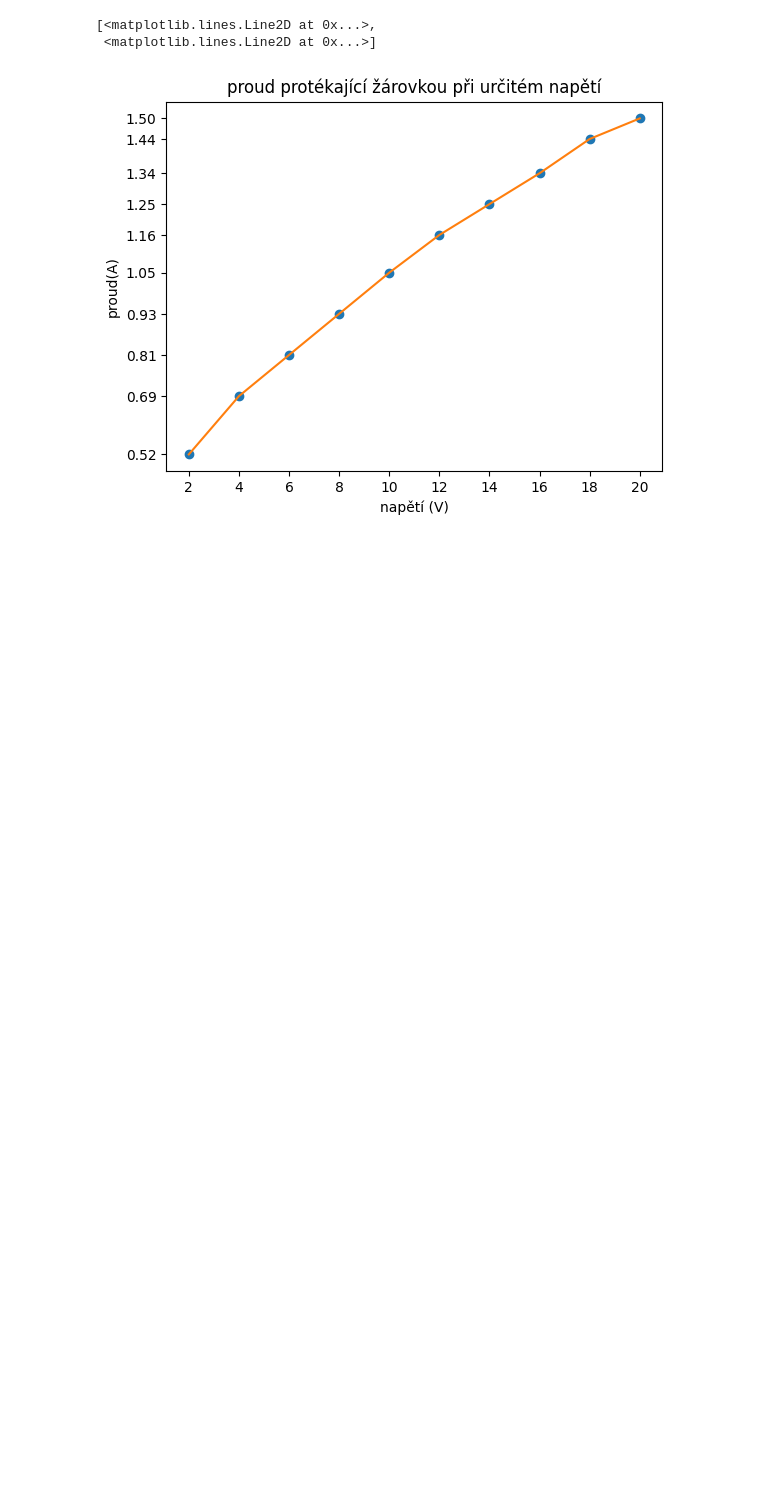
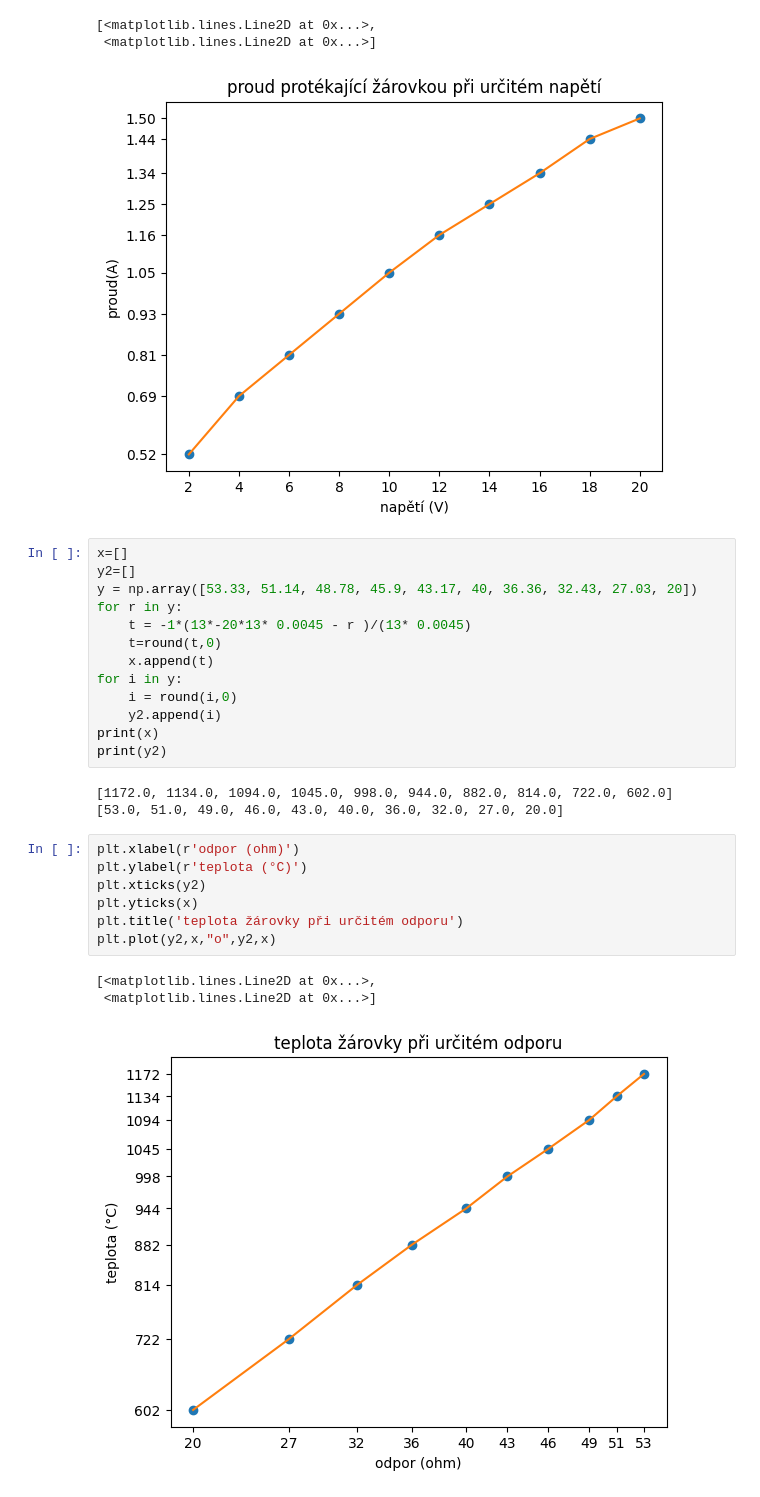
Before and after one commit to JakubSlof/Teddy-bear-detection, a Jupyter notebook: fyzika.ipynb, the cells around one changed output. Drawn from its saved outputs; the diff is of its cells as text; blank space fills up the shorter version.

```diff
--- a/fyzika.ipynb
+++ b/fyzika.ipynb
@@ -30,3 +30,30 @@ plt.plot(x,y,"o",x,y)
 [<matplotlib.lines.Line2D at 0x...>,
  <matplotlib.lines.Line2D at 0x...>]
 [figure]
+# %%
+x=[]
+y2=[]
+y = np.array([53.33, 51.14, 48.78, 45.9, 43.17, 40, 36.36, 32.43, 27.03, 20])
+for r in y:
+    t = -1*(13*-20*13* 0.0045 - r )/(13* 0.0045)
+    t=round(t,0)
+    x.append(t)
+for i in y:
+    i = round(i,0)
+    y2.append(i)
+print(x)
+print(y2)
+# %% [output]
+[1172.0, 1134.0, 1094.0, 1045.0, 998.0, 944.0, 882.0, 814.0, 722.0, 602.0]
+[53.0, 51.0, 49.0, 46.0, 43.0, 40.0, 36.0, 32.0, 27.0, 20.0]
+# %%
+plt.xlabel(r'odpor (ohm)')
+plt.ylabel(r'teplota (°C)')
+plt.xticks(y2)
+plt.yticks(x)
+plt.title('teplota žárovky při určitém odporu')
+plt.plot(y2,x,"o",y2,x)
+# %% [output]
+[<matplotlib.lines.Line2D at 0x...>,
+ <matplotlib.lines.Line2D at 0x...>]
+[figure, added]
```
